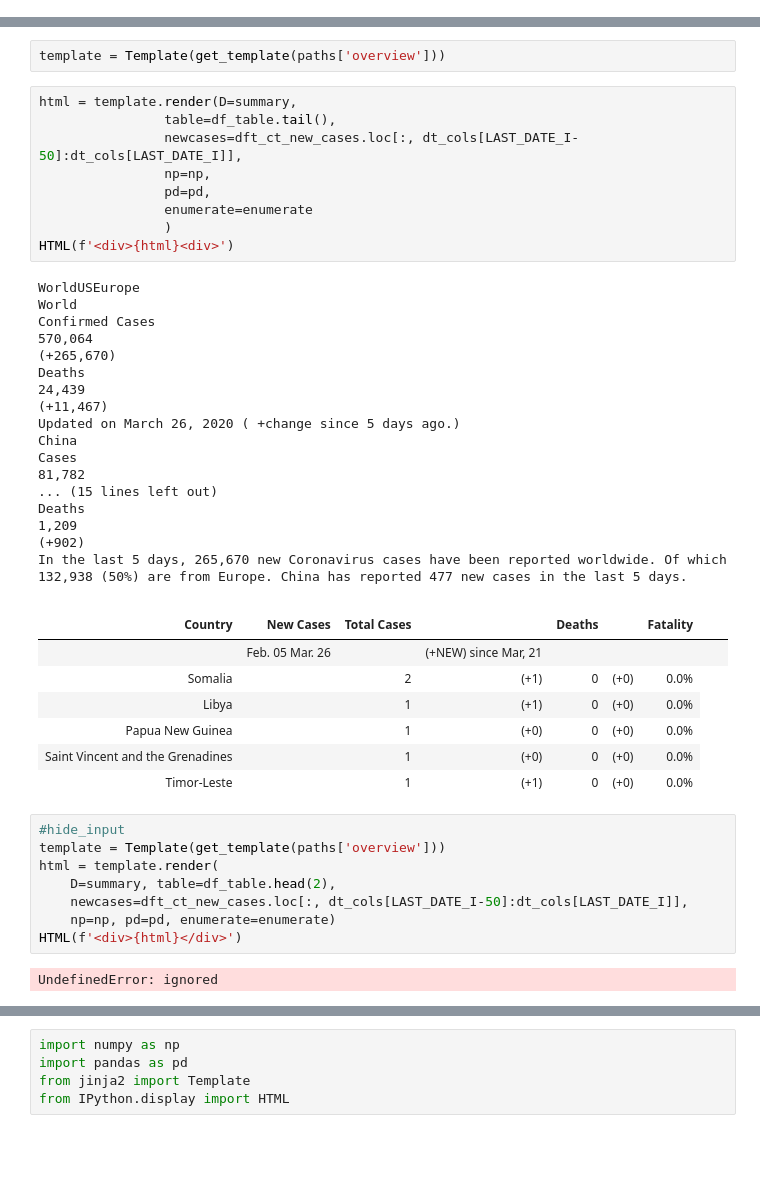
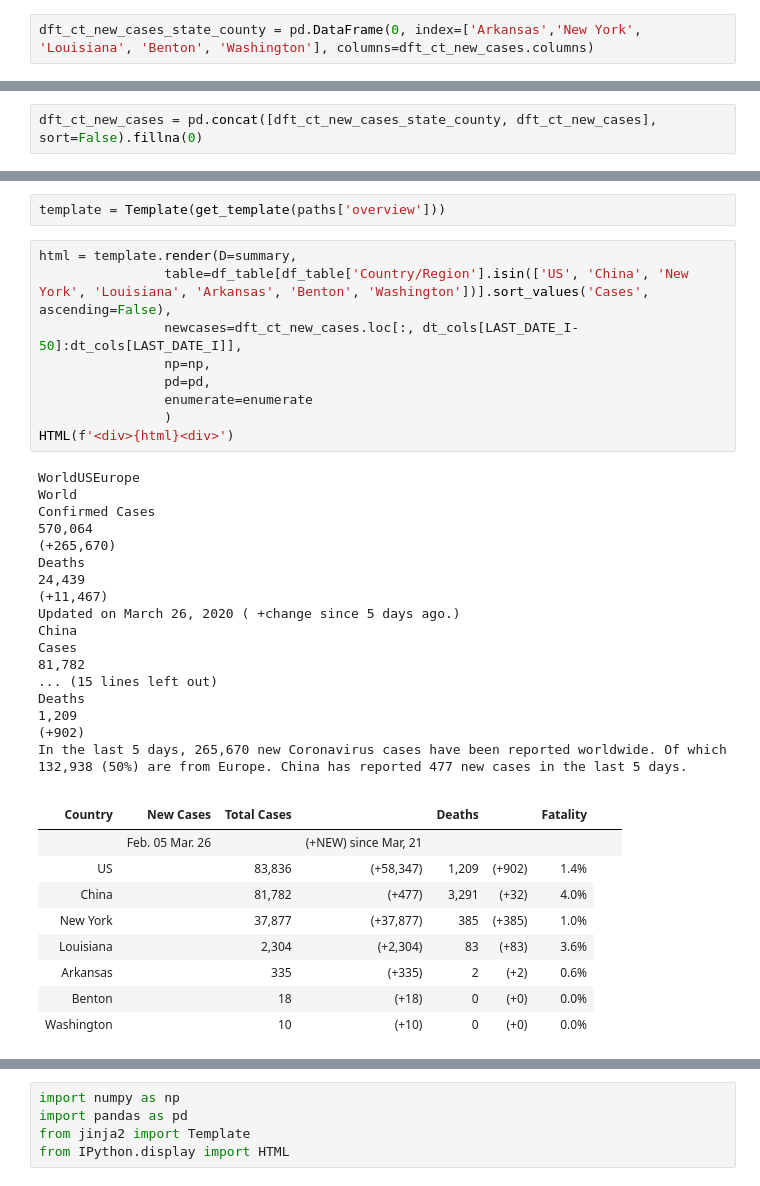
Before and after one commit to binliu0630/Data_Manipulation, a Jupyter notebook: Copy_of_2020_03_21_covid19_overview.ipynb, the cells around one changed output, grey strips where cells are left out. Cells and saved outputs as stored; diff of their text form; blank space fills up the shorter version.

```diff
--- a/Copy_of_2020_03_21_covid19_overview.ipynb
+++ b/Copy_of_2020_03_21_covid19_overview.ipynb
@@ -469,3 +452,5 @@ dft_ct_new_cases.head()
 | Algeria | 0 | 0 | 0 | 0 | 0 | 0 | 0 | 0 | 0 | 0 | ... |
 | Andorra | 0 | 0 | 0 | 0 | 0 | 0 | 0 | 0 | 0 | 0 | ... |
 | Angola | 0 | 0 | 0 | 0 | 0 | 0 | 0 | 0 | 0 | 0 | ... |
+# %%
+dft_ct_new_cases_state_county = pd.DataFrame(0, index=['Arkansas','New York', 'Louisiana', 'Benton', 'Washington'], columns=dft_ct_new_cases.columns)
@@ -471,0 +460,2 @@ dft_ct_new_cases.head()
+# %%
+dft_ct_new_cases = pd.concat([dft_ct_new_cases_state_county, dft_ct_new_cases], sort=False).fillna(0)
@@ -496,46 +505,38 @@ TypeError: ignored
 template = Template(get_template(paths['overview']))
 # %%
 html = template.render(D=summary,
-                table=df_table.tail(),
+                table=df_table[df_table['Country/Region'].isin(['US', 'China', 'New York', 'Louisiana', 'Arkansas', 'Benton', 'Washington'])].sort_values('Cases', ascending=False),
                 newcases=dft_ct_new_cases.loc[:, dt_cols[LAST_DATE_I-50]:dt_cols[LAST_DATE_I]],
                 np=np,
                 pd=pd,
                 enumerate=enumerate
                 )
 HTML(f'<div>{html}<div>')
 # %% [output]
 WorldUSEurope
 World
 Confirmed Cases
 570,064
 (+265,670)
 Deaths
 24,439
 (+11,467)
 Updated on March 26, 2020 ( +change since 5 days ago.)
 China
 Cases
 81,782
 ... (15 lines left out)
 Deaths
 1,209
 (+902)
 In the last 5 days, 265,670 new Coronavirus cases have been reported worldwide. Of which 132,938 (50%) are from Europe. China has reported 477 new cases in the last 5 days.
 |  |  |  |  |  |  |  |  |  |
 | Country | New Cases | Total Cases |  | Deaths |  | Fatality |
 |  | Feb. 05 Mar. 26 |  | (+NEW) since Mar, 21 |  |  |  |  |  |
-| Somalia |  | 2 | (+1) | 0 | (+0) | 0.0% |
-| Libya |  | 1 | (+1) | 0 | (+0) | 0.0% |
-| Papua New Guinea |  | 1 | (+0) | 0 | (+0) | 0.0% |
-| Saint Vincent and the Grenadines |  | 1 | (+0) | 0 | (+0) | 0.0% |
-| Timor-Leste |  | 1 | (+1) | 0 | (+0) | 0.0% |
+| US |  | 83,836 | (+58,347) | 1,209 | (+902) | 1.4% |
+| China |  | 81,782 | (+477) | 3,291 | (+32) | 4.0% |
+| New York |  | 37,877 | (+37,877) | 385 | (+385) | 1.0% |
+| Louisiana |  | 2,304 | (+2,304) | 83 | (+83) | 3.6% |
+| Arkansas |  | 335 | (+335) | 2 | (+2) | 0.6% |
+| Benton |  | 18 | (+18) | 0 | (+0) | 0.0% |
+| Washington |  | 10 | (+10) | 0 | (+0) | 0.0% |
-# %%
-#hide_input
-template = Template(get_template(paths['overview']))
-html = template.render(
-    D=summary, table=df_table.head(2),
-    newcases=dft_ct_new_cases.loc[:, dt_cols[LAST_DATE_I-50]:dt_cols[LAST_DATE_I]],
-    np=np, pd=pd, enumerate=enumerate)
-HTML(f'<div>{html}</div>')
-# %% [output]
-UndefinedError: ignored
```
Also changed, not shown: parts of 12 cells of this notebook.
